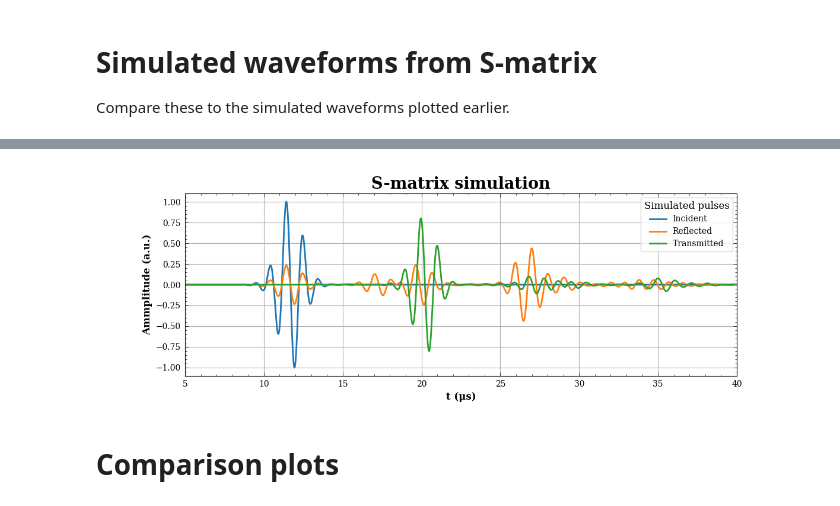
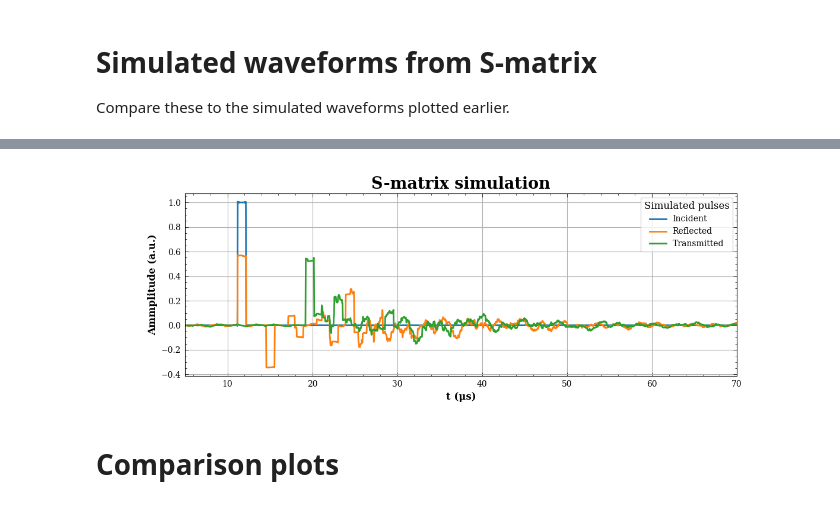
Before and after one commit to feasible-io/smaddali-utils, a Jupyter notebook: scattering/smatrix-jwave.ipynb, the cells around one changed output, grey strips where cells are left out. Cells and saved outputs as stored; diff of their text form; code cells hidden in the pictures.

Commit message:
scattering: lambdified S-matrix function, square wave example shows great response to Gibbs ringing.

```diff
--- a/scattering/smatrix-jwave.ipynb
+++ b/scattering/smatrix-jwave.ipynb
@@ -39,6 +43,8 @@ jax.config.update( 'jax_enable_x64', False )
 # Simulation parameters
 Ideally, you shouldn't have to change anything outside the following cell.
 # %%
+# all units in SI unless mentioned otherwise.
+
 soc = 0.3 # state of charge
 domain_size_lam = 15 # in terms of number of pulse wavelengths
 padding_fraction = 0.1
@@ -51,9 +57,10 @@ densities = [ 870., 7850., 1933.949, (1.-soc)*1909. + soc*1994., 1000., (1.-soc)
 
 stack_thickness = 10.e-3
 # stack_definition = [ 0, 2, 3, 2, 3, 2, 3, 0 ]
-# stack_definition = [ 0, 1, 0 ]
+# stack_definition = [ 0, 3, 0 ]
+# stack_definition = [ 0, 3, 2, 0 ]
 # stack_definition = [ 0, 3, 2, 3, 2, 0 ]
-stack_definition = [ 0, 2, 3, 5, 4, 0 ]
+stack_definition = [ 0, 2, 3, 5, 4, 3, 2, 4, 5, 0 ]
 
 
 field = 'pressure' # physical field to simulate, options are 'pressure' and 'velocity'
@@ -61,7 +68,7 @@ pulse_frequency = 1.e6 # Hz
 simulation_time = 70.e-6 # seconds
 pulse_order = 15
 
-pulse_spatial_location = -17.5e-3
+pulse_spatial_location = 17.5e-3
 
 store_full_simulation = True
 # %%
@@ -206,17 +215,22 @@ logger.info( f'Sample points per period: {period/time_axis.dt:.2f}' )
 
 t = time_axis.dt * np.arange( int( time_axis.Nt ) )
 
+# mystery pulse
 # craft a pulse of the correct frquency
-test_spread = 1.e-6
+# test_spread = 1.e-6
+# pulse_location = 3. * period # this is a bit of trial and error
+# t_shift = t - pulse_location
+# chi = t_shift / test_spread
+# test_pulse = pulse.MysteryPulse( t, pulse_location, test_spread, order=pulse_order )
+# peaks = spsig.find_peaks( test_pulse, prominence=np.abs( test_pulse ).max()/20. )[0] # peak locations only
+# T = ( t[ peaks[1:] ] - t[ peaks[:-1] ] ).mean()
+# new_spread = test_spread * ( period/T )
+# init = pulse.MysteryPulse( t, pulse_location, new_spread, order=pulse_order ) # this is the final pulse of desired frequency
+# init /= init.max()
+
+# # square pulse
 pulse_location = 3. * period # this is a bit of trial and error
-t_shift = t - pulse_location
-chi = t_shift / test_spread
-test_pulse = pulse.MysteryPulse( t, pulse_location, test_spread, order=pulse_order )
-peaks = spsig.find_peaks( test_pulse, prominence=np.abs( test_pulse ).max()/20. )[0] # peak locations only
-T = ( t[ peaks[1:] ] - t[ peaks[:-1] ] ).mean()
-new_spread = test_spread * ( period/T )
-init = pulse.MysteryPulse( t, pulse_location, new_spread, order=pulse_order ) # this is the final pulse of desired frequency
-init /= init.max()
+init = pulse.Square( t, pulse_location, 1.e-6, edge_type='cosine' )
 
 with plt.style.context( '~/Templates/custom.mplstyle' ):
     plt.figure()
@@ -366,7 +380,7 @@ with plt.style.context( '~/Templates/custom.mplstyle' ):
     ax[0].set_title( 'Amplitude' )
     ax[0].set_xlabel( '$\\nu$ (MHz)' )
     ax[0].set_ylabel( '|FFT|' )
-    ax[0].set_xlim( [ 0., 2./( period/1.e-6 ) ] )
+    ax[0].set_xlim( [ 0., 10./( period/1.e-6 ) ] )
 
     for n, ( wav, lbl ) in enumerate( zip( [ fwav_inc, fwav_ref, fwav_trn ], [ 'Incident', 'Reflected', 'Transmitted' ] ) ):
         ax[1].plot( freqs[:wav.size]/1.e6, np.unwrap( np.angle( wav ) )[:freqs.size], label=lbl, linewidth=2 )
@@ -458,7 +462,7 @@ with plt.style.context( '~/Templates/custom.mplstyle' ):
     ax[0].set_title( 'Amplitude' )
     ax[0].set_xlabel( '$\\nu$ (MHz)' )
     ax[0].set_ylabel( '|FFT|' )
-    ax[0].set_xlim( [ 0., 2./( period/1.e-6 ) ] )
+    ax[0].set_xlim( [ 0., 10./( period/1.e-6 ) ] )
 
     for wav, lbl in zip( [ fwav_inc, all_outputs[idx_trn], all_outputs[idx_ref] ], [ 'Incident', 'Reflected', 'Transmitted' ] ):
         ax[1].plot( freqs/1.e6, np.unwrap( np.angle( wav ) )[:freqs.size], label=lbl, linewidth=2 )
@@ -506,7 +510,7 @@ with plt.style.context( '~/Templates/custom.mplstyle' ):
         # energy.append( E )
         logger.info( f'{lbl} energy\t= {E:.3e}' )
         plt.plot( t[:wav.size]/1.e-6, wav, label=lbl, linewidth=2 )
-    plt.xlim( [ 5., 40. ] )
+    plt.xlim( [ 5., 70. ] )
     plt.grid()
     plt.legend( title='Simulated pulses' )
     plt.title( 'S-matrix simulation' )
@@ -519,4 +523,4 @@ with plt.style.context( '~/Templates/custom.mplstyle' ):
-[figure, old version]
+[figure, new version]
 # %% [markdown]
 # Comparison plots
 # %%
```
Also changed, not shown: parts of 25 cells of this notebook, 2 other files.
